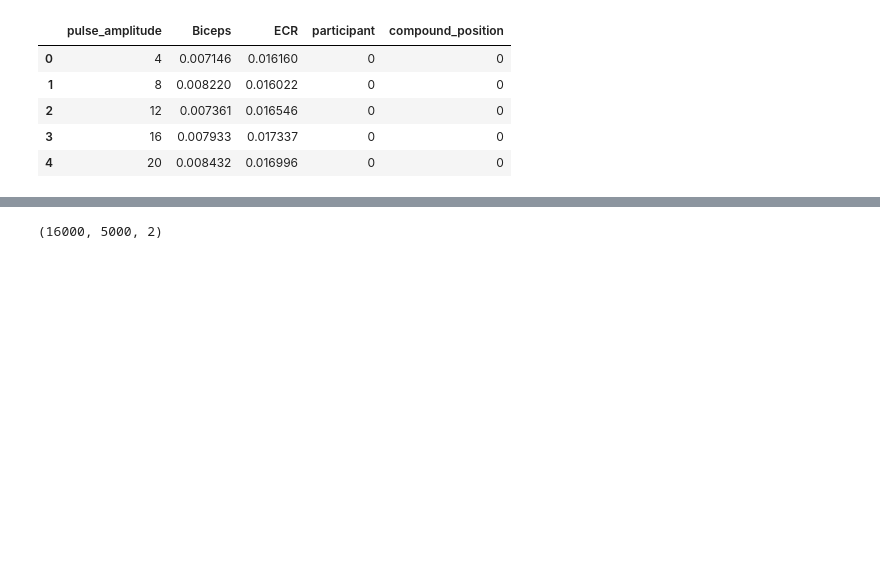
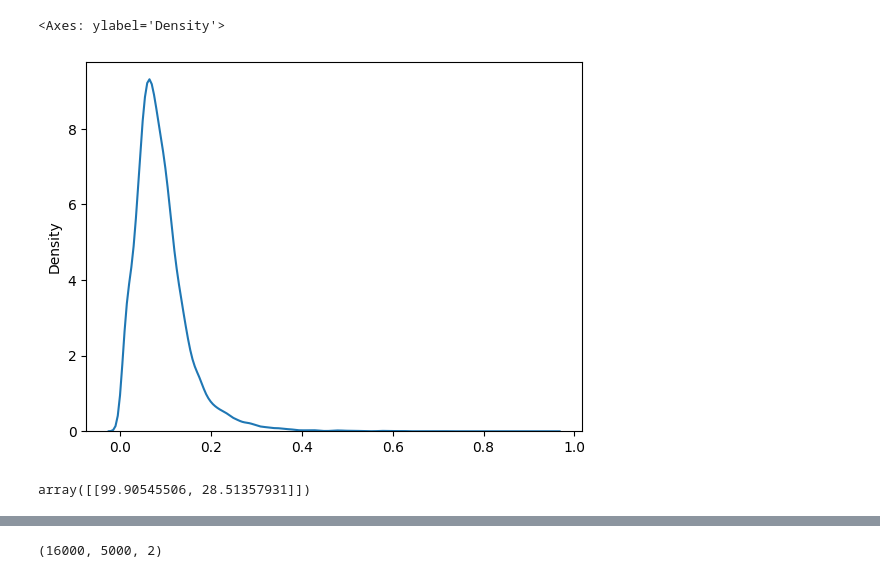
Before and after one commit to hbmep/hbmep-paper, a Jupyter notebook: notebooks/figures/01_Intro/01_Intro.ipynb, the cells around one changed output, grey strips where cells are left out. Saved outputs shown, nothing was run; the diff lists cells and outputs as text; code cells hidden in the pictures; blank space fills up the shorter version.

```diff
--- a/notebooks/figures/01_Intro/01_Intro.ipynb
+++ b/notebooks/figures/01_Intro/01_Intro.ipynb
@@ -4,10 +4,10 @@
 
 import os
 import logging
-from pathlib import Path
 
 import matplotlib.pyplot as plt
 import seaborn as sns
+import pandas as pd
 import numpy as np
 import scipy.stats as stats
 from numpyro.diagnostics import hpdi
@@ -17,7 +17,7 @@ from hbmep.model import functional as F
 from hbmep.model.utils import Site as site
 
 from hbmep_paper.utils import setup_logging
-from model import RectifiedLogistic, Logistic5, Logistic4, ReLU
+from model import RectifiedLogistic
 from utils import prepare_data
 
 plt.rcParams['svg.fonttype'] = 'none'
@@ -25,9 +25,10 @@ plt.rcParams['svg.fonttype'] = 'none'
 logger = logging.getLogger(__name__)
 
 TOML_PATH = "/home/vishu/repos/hbmep-paper/configs/rats/J_RCML_000.toml"
-DATA_PATH = "/home/vishu/data/hbmep-processed/J_RCML_000/data.csv"
-MAT_PATH = "/home/vishu/data/hbmep-processed/J_RCML_000/mat.npy"
-RESPONSE = ["Biceps", "ECR"]
+DATA_PATH = "/home/vishu/repos/hbmep-paper/reports/figures/01_Intro/data.csv"
+MAT_PATH = "/home/vishu/repos/hbmep-paper/reports/figures/01_Intro/mat.npy"
+RESPONSE = ["APB", "ADM"]
+FEATURES = ["participant"]
 BUILD_DIR = "/home/vishu/repos/hbmep-paper/reports/figures/01_Intro"
 
 os.makedirs(BUILD_DIR, exist_ok=True)
@@ -37,13 +38,14 @@ setup_logging(dir=BUILD_DIR, fname="01_Intro")
 # %%
-toml_path = TOML_PATH
-config = Config(toml_path=toml_path)
+config = Config(toml_path=TOML_PATH)
 config.BUILD_DIR = BUILD_DIR
 config.RESPONSE = RESPONSE
+config.FEATURES = FEATURES
 config.MCMC_PARAMS["num_warmup"] = 6000
 config.MCMC_PARAMS["num_samples"] = 4000
 
-data_path = DATA_PATH
-mat_path = MAT_PATH
+df = pd.read_csv(DATA_PATH)
+mat = np.load(MAT_PATH)
 
-df, mat = prepare_data(config, data_path, mat_path)
+logger.info(f"df.shape: {df.shape}")
+logger.info(f"mat.shape: {mat.shape}")
 # %% [output]
@@ -69,9 +87,0 @@ mcmc, posterior_samples = model.run_inference(df=df)
-# %%
-df.head()
-# %% [output]
-|  | pulse_amplitude | Biceps | ECR | participant | compound_position |
-| 0 | 4 | 0.007146 | 0.016160 | 0 | 0 |
-| 1 | 8 | 0.008220 | 0.016022 | 0 | 0 |
-| 2 | 12 | 0.007361 | 0.016546 | 0 | 0 |
-| 3 | 16 | 0.007933 | 0.017337 | 0 | 0 |
-| 4 | 20 | 0.008432 | 0.016996 | 0 | 0 |
@@ -85,0 +88,10 @@ df.head()
+# %%
+b = posterior_samples[site.b]
+sns.kdeplot(b[:, 0, 0])
+# %% [output]
+<Axes: ylabel='Density'>
+[figure, added]
+# %%
+params[0][0]
+# %% [output]
+array([[99.90545506, 28.51357931]])
```
Also changed, not shown: parts of 17 cells of this notebook, 14 other files.
